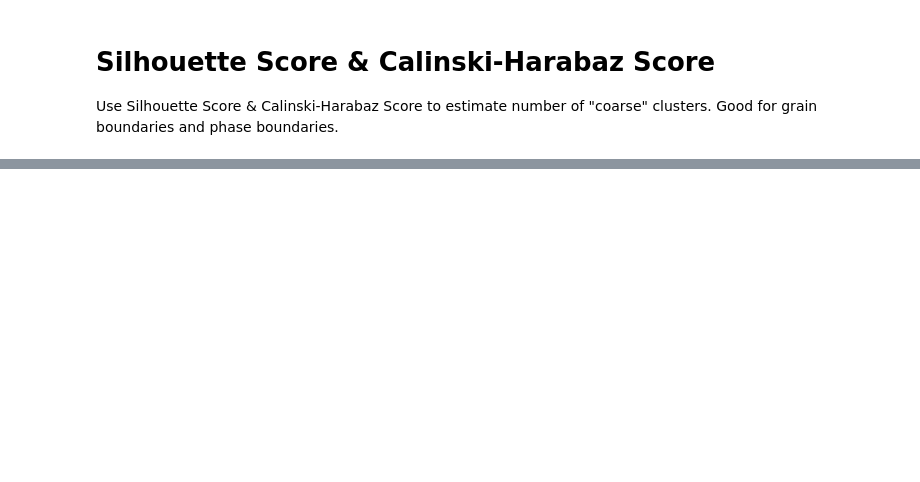
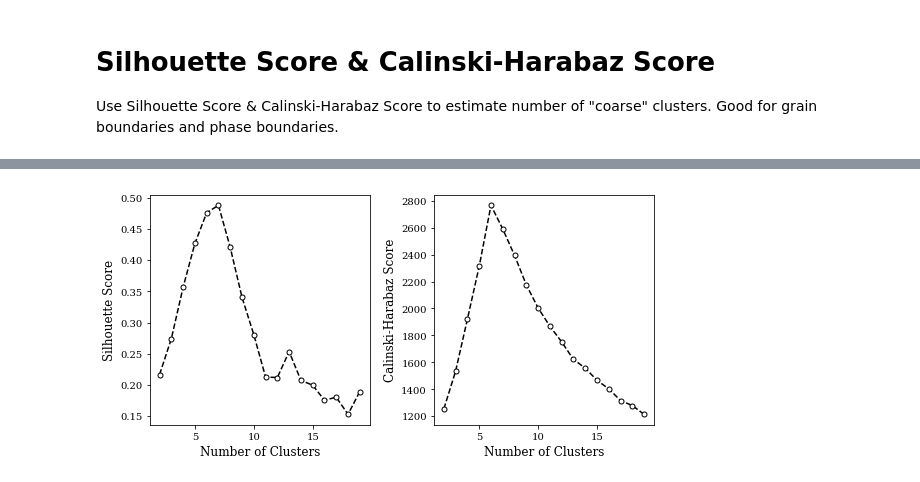
Before and after one commit to xmechanics/canon, a Jupyter notebook: scripts/segment.ipynb, the cells around one changed output, grey strips where cells are left out. Drawn from its saved outputs; the diff is of its cells as text; code cells hidden in the pictures; blank space fills up the shorter version.

```diff
--- a/scripts/segment.ipynb
+++ b/scripts/segment.ipynb
@@ -74,22 +158,26 @@ Use Silhouette Score & Calinski-Harabaz Score to estimate number of "coarse" clu
 Good for grain boundaries and phase boundaries.
 # %%
 from joblib import Parallel, delayed
+
+dataset = -1
+ae_model = ae_models[dataset]
+samples = features[dataset]
 
 Ks = np.arange(2, 20, 1)
 SCs=[]
 
-def inertia(k):
+def sc_scores(k):
     print("K=", k)
     model = KMeansModel()
     pca = PCA(n_components=32)
-    model.train(features, n_clusters=k, preprocessors=[pca])
-    silhouette = model.compute_silhouette_score(features)
-    calinski = model.compute_calinski_harabaz_score(features)
+    model.train(samples, n_clusters=k, preprocessors=[pca])
+    silhouette = model.compute_silhouette_score(samples)
+    calinski = model.compute_calinski_harabaz_score(samples)
     print("Silhouette Score = {}, Calinski-Harabaz Score = {}".format(silhouette, calinski))
     return silhouette, calinski
 
 with Parallel(n_jobs=-1, verbose=1) as parallel:
-    SCs = parallel(delayed(inertia)(k) for k in Ks)
+    SCs = parallel(delayed(sc_scores)(k) for k in Ks)
     SCs = np.array(SCs)
 
 fig, ax = plt.subplots(1, 2, figsize=(8, 4))
@@ -102,3 +190,4 @@ ax[1].set_xlabel(r'Number of Clusters', fontsize=12)
 ax[1].set_ylabel(r'Calinski-Harabaz Score', fontsize=12)
 
 plt.tight_layout()
+# %% [output]
@@ -104,0 +197 @@ plt.tight_layout()
+[figure, added]
```
Also changed, not shown: parts of 11 cells of this notebook, 6 other files.
